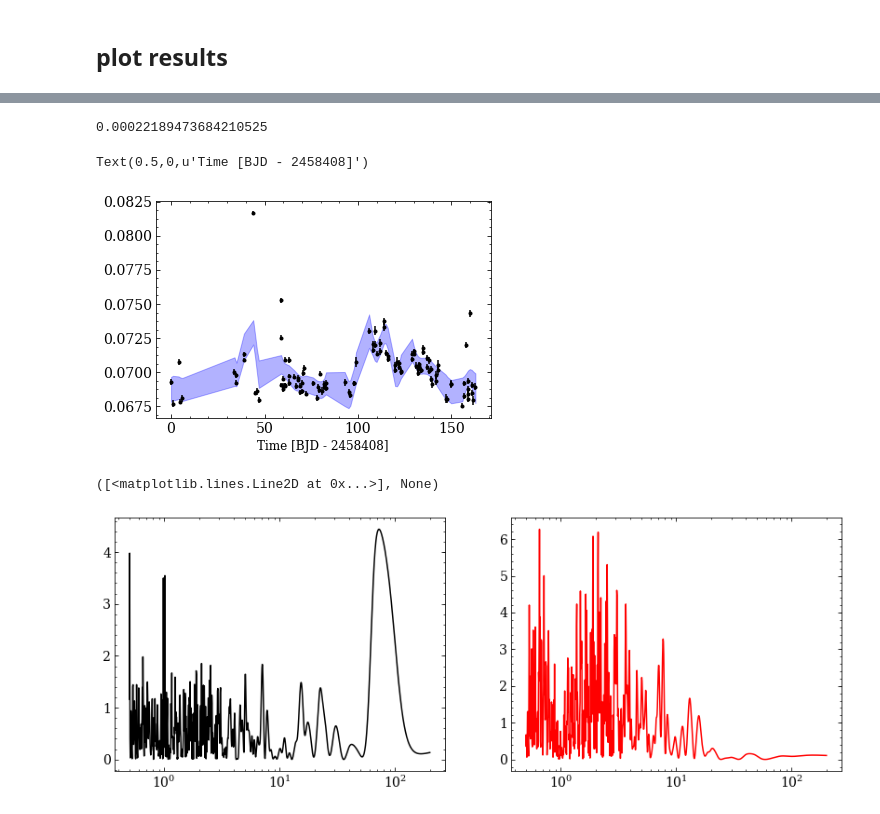
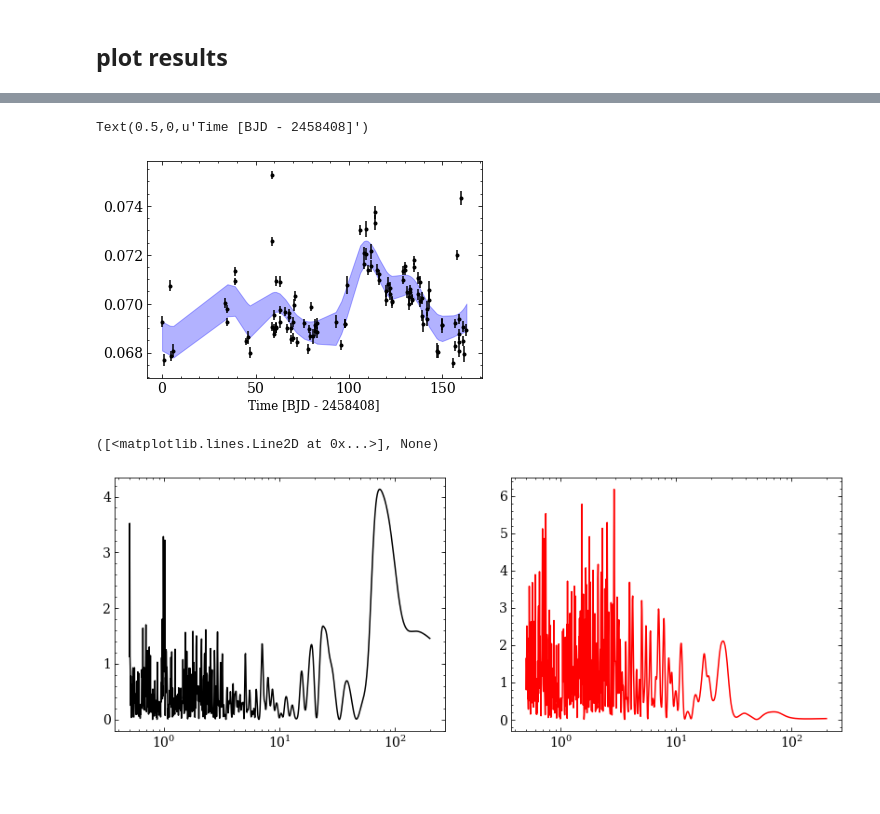
Before and after one commit to r-cloutier/toi175, a Jupyter notebook: toi175_Halpha_training.ipynb, the cells around one changed output, grey strips where cells are left out. Drawn from its saved outputs; the diff is of its cells as text; code cells hidden in the pictures; blank space fills up the shorter version.

```diff
--- a/toi175_Halpha_training.ipynb
+++ b/toi175_Halpha_training.ipynb
@@ -16,6 +16,11 @@ or from the matplotlib source distribution
 # get data
 bjd, rv, erv, fwhm, bis, Halpha, eHalpha, Hbeta, eHbeta, Hgamma, eHgamma, NaD, eNaD, Sindex, eSindex = read_HARPS()
 t0 = bjd.min()
+
+# remove bad points
+g = np.delete(np.arange(bjd.size), np.array([10,48]))
+bjd, rv, erv, fwhm, bis, Halpha, eHalpha, Hbeta, eHbeta, Hgamma, eHgamma, NaD, eNaD, Sindex, eSindex = \
+bjd[g],rv[g],erv[g],fwhm[g],bis[g],Halpha[g],eHalpha[g],Hbeta[g],eHbeta[g],Hgamma[g],eHgamma[g],NaD[g],eNaD[g],Sindex[g],eSindex[g]
 print bjd.size
 # %% [output]
 -5678.16
@@ -116,4 +127,7 @@ np.savetxt('output_data/GPsamples_Halpha.dat', samples, delimiter='\t', fmt='%.8
 # %% [markdown]
 ## plot results
+# %%
+samples = np.loadtxt('output_data/GPsamples_Halpha.dat')
+results = get_results(samples)
 # %%
 labels = ['lna','lnl','lnG','lnP','s']
@@ -132,19 +147,16 @@ for i in range(samples.shape[1]):
 [figure]
-# %%
-eHalpha.mean()
-# %% [output]
-0.00022189473684210525
 # %%
 # get model
-resultsGP = results[0]
+resultsGP = np.copy(results[0])
+resultsGP[2] = -1.8
 _,mu,sig = get_model(resultsGP, bjd, Halpha, eHalpha)
 
 plt.errorbar(bjd-t0, Halpha, eHalpha, fmt='k.')
 plt.fill_between(bjd-t0, mu-sig, mu+sig, color='b', alpha=.3)
 plt.xlabel('Time [BJD - %i]'%t0, fontsize=12)
 # %% [output]
 Text(0.5,0,u'Time [BJD - 2458408]')
-[figure, old version]
+[figure, new version]
 # %%
 #periodograms
 #per, pwr = bgls(bjd, Halpha, eHalpha, plow=.5, phigh=2e2, n_steps=1e3)
@@ -159,4 +171,4 @@ plt.subplot(122)
 plt.plot(per2, pwr2, 'r-'), plt.xscale('log')
 # %% [output]
 ([<matplotlib.lines.Line2D at 0x...>], None)
-[figure, old version]
+[figure, new version]
```
Also changed, not shown: parts of 8 cells of this notebook, 11 other files.
